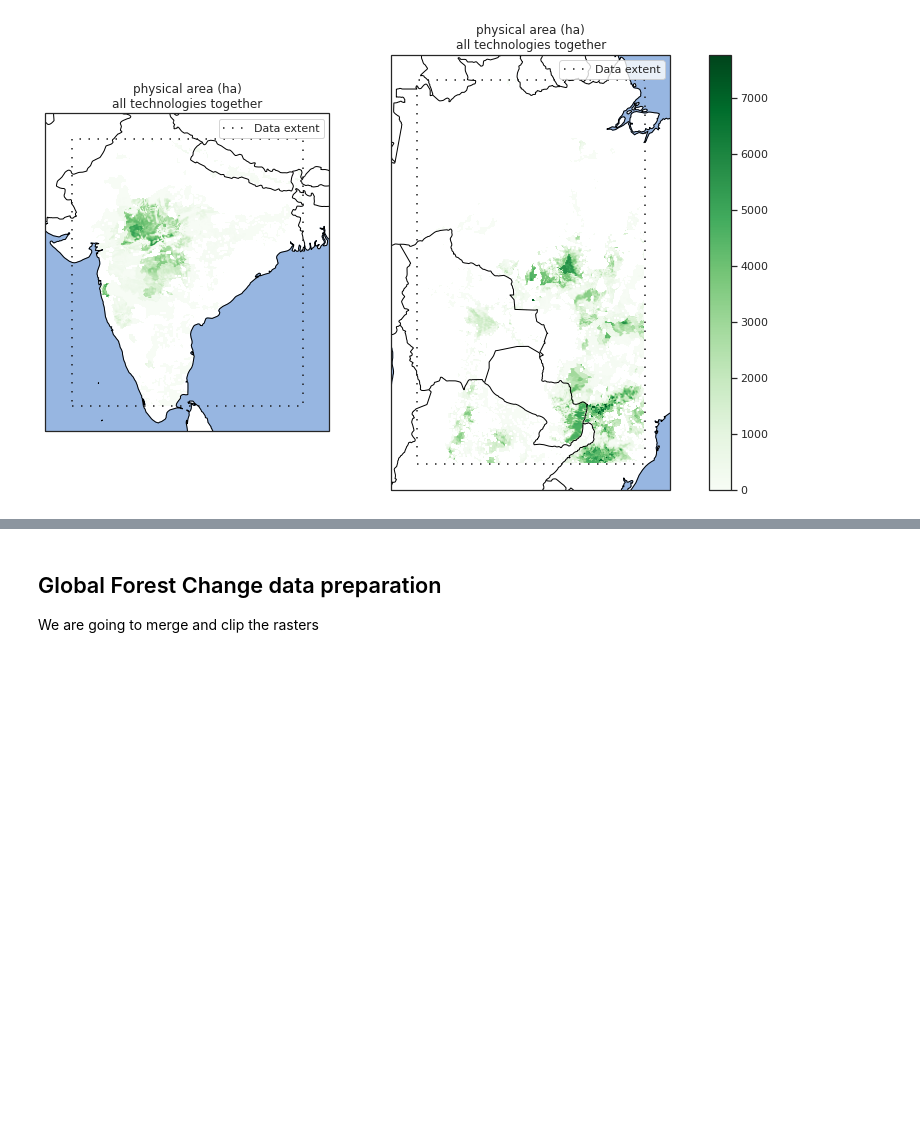
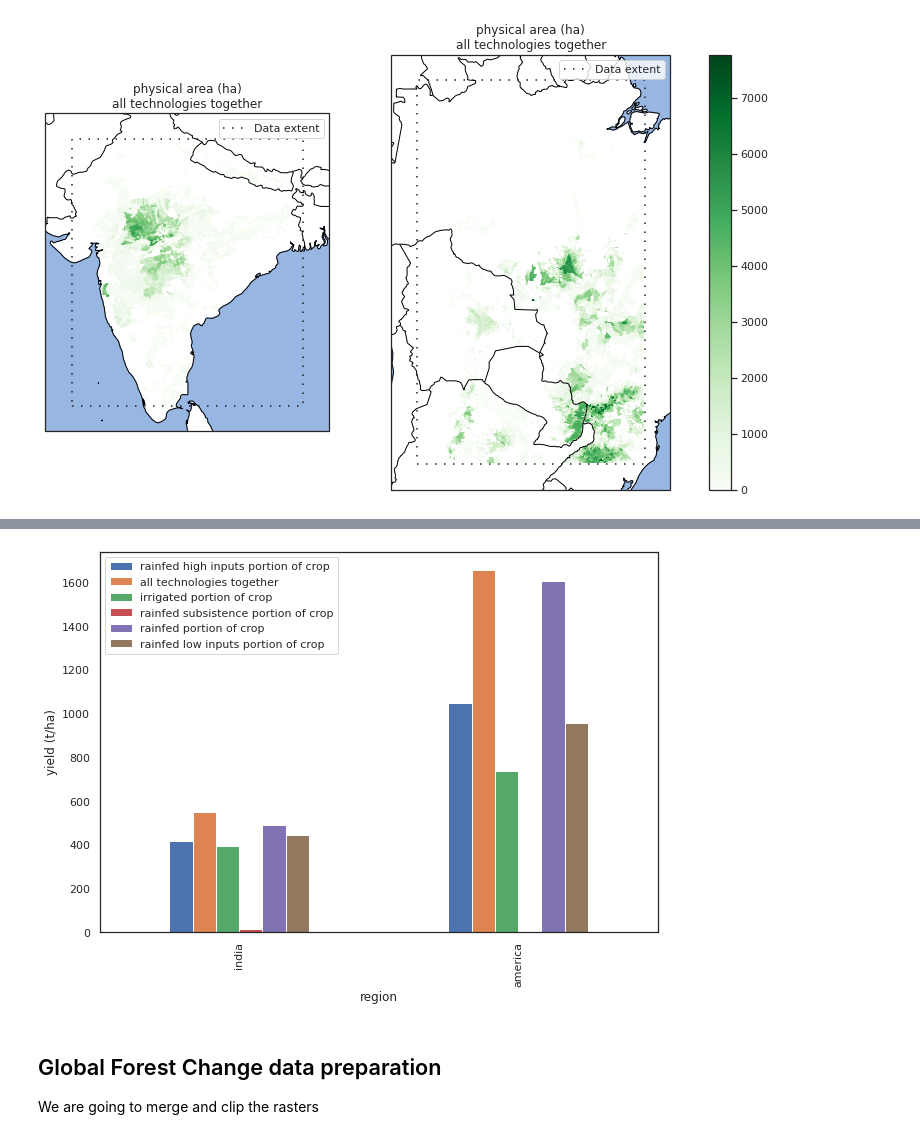
Before and after one commit to BielStela/vizzuality_challenge, a Jupyter notebook: challenge.ipynb, the cells around one changed output, grey strips where cells are left out. Cells and saved outputs as stored; diff of their text form; code cells hidden in the pictures; blank space fills up the shorter version.

```diff
--- a/challenge.ipynb
+++ b/challenge.ipynb
@@ -223,3 +282,7 @@ compare_rasters(area_all_tech)
+# %%
+plot_variable(rasters, "Y", "mean")
+# %% [output]
+[figure, added]
 # %% [markdown]
 ## Global Forest Change data preparation
 We are going to merge and clip the rasters
```
Also changed, not shown: parts of 21 cells of this notebook, 3 other files.
